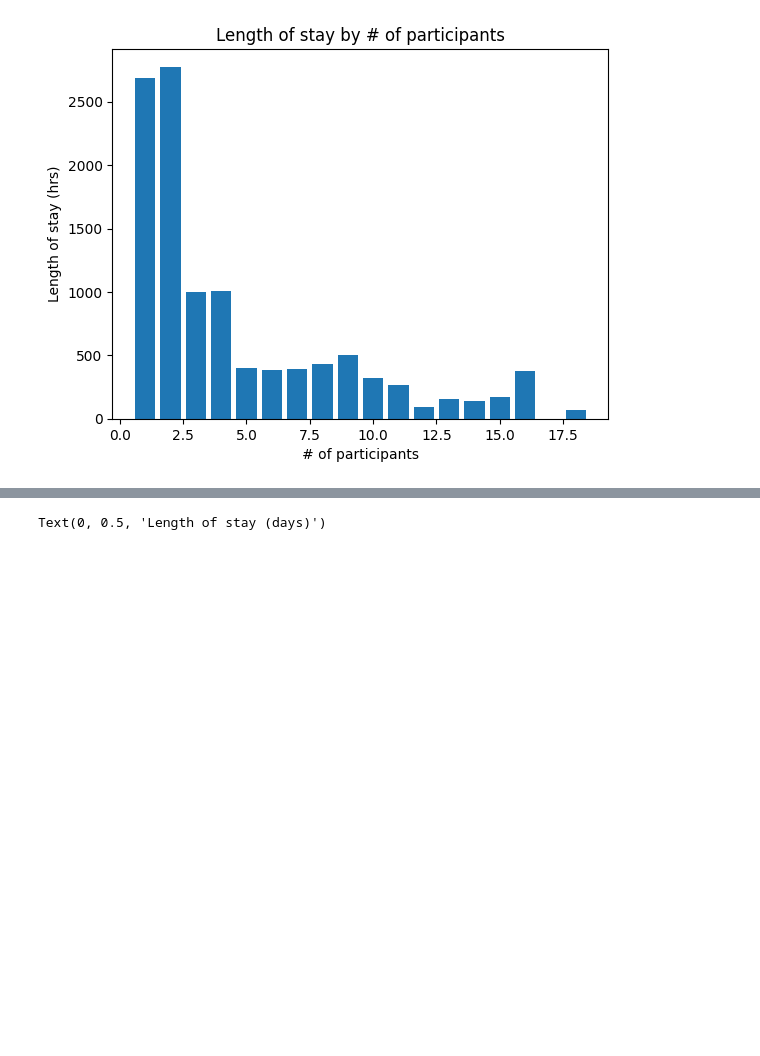
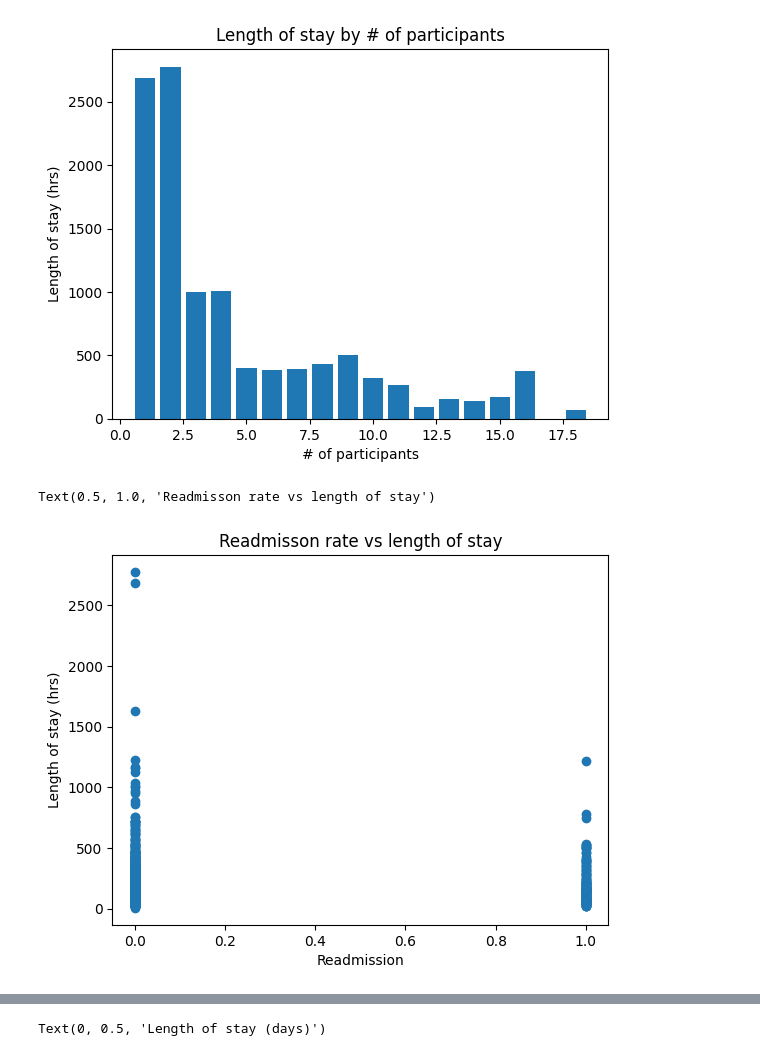
Before and after one commit to Precision-MD/precisionMD-model, a Jupyter notebook: EDA/EDA.ipynb, the cells around one changed output, grey strips where cells are left out. Cells and saved outputs as stored; diff of their text form; code cells hidden in the pictures; blank space fills up the shorter version.

Commit message:
Added RAR vs LOS plot and group S/G assignment plot

```diff
--- a/EDA/EDA.ipynb
+++ b/EDA/EDA.ipynb
@@ -115,3 +115,12 @@ plt.title("Length of stay by # of participants")
 # %% [output]
 Text(0.5, 1.0, 'Length of stay by # of participants')
 [figure]
+# %%
+# Readmisson rate vs length of stay
+plt.scatter(df['RAR'],df['LOS'])
+plt.xlabel("Readmission")
+plt.ylabel("Length of stay (hrs)")
+plt.title("Readmisson rate vs length of stay")
+# %% [output]
+Text(0.5, 1.0, 'Readmisson rate vs length of stay')
+[figure, added]
```
Also changed, not shown: parts of 1 cell of this notebook.
